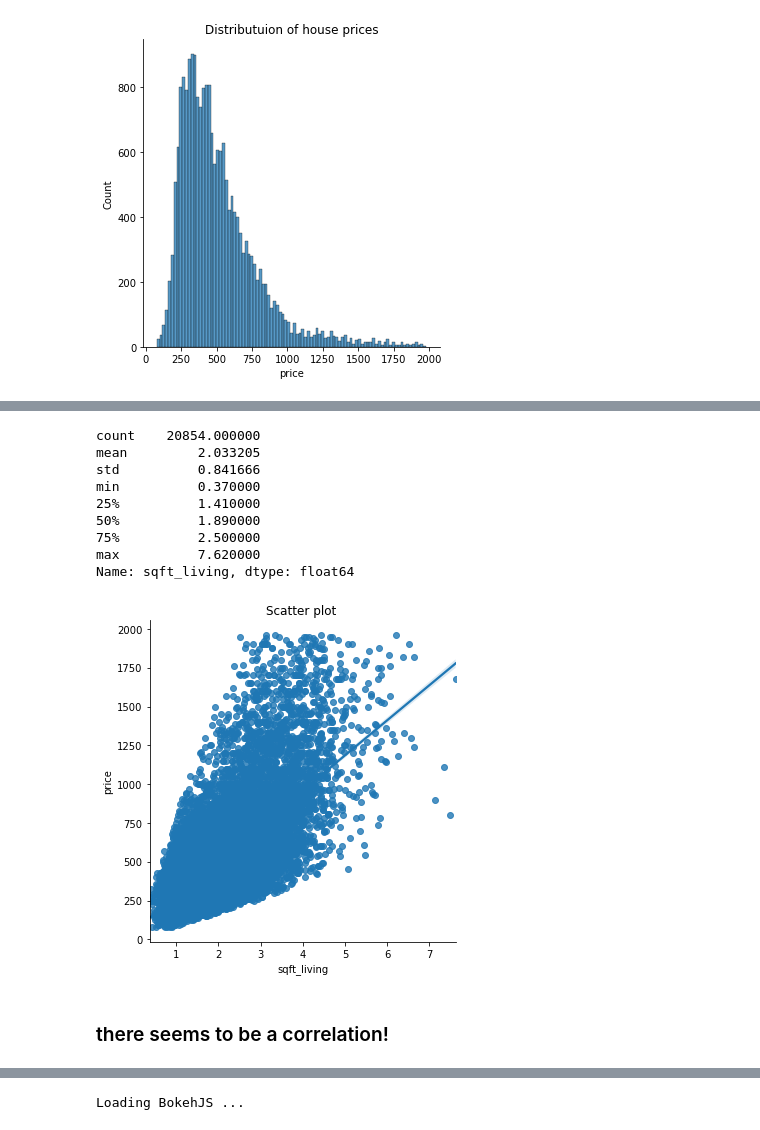
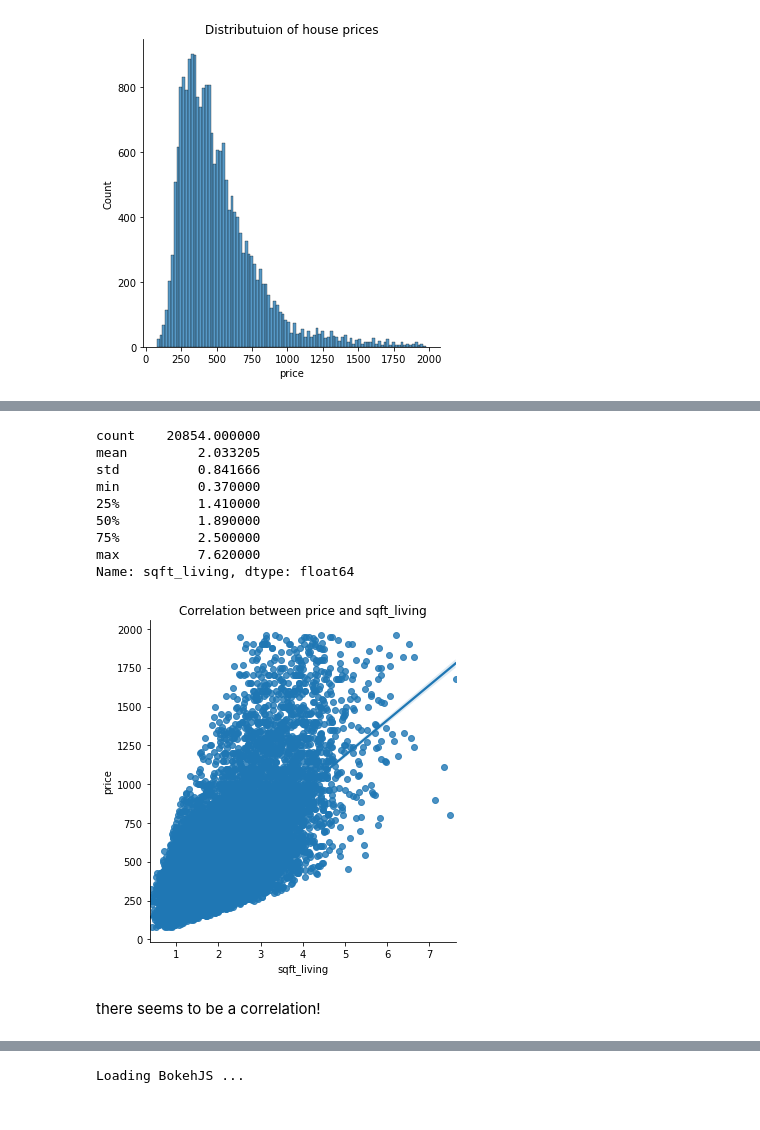
Before and after one commit to kevintomas1995/Kingcounty_EDA, a Jupyter notebook: final_EDA.ipynb, the cells around one changed output, grey strips where cells are left out. Cells and saved outputs as stored; diff of their text form; code cells hidden in the pictures.

```diff
--- a/final_EDA.ipynb
+++ b/final_EDA.ipynb
@@ -142,17 +155,19 @@ Name: price, dtype: float64
 # %%
+warnings.filterwarnings('ignore')
+
 sns.lmplot('sqft_living', 'price',data=df);
-plt.title("Scatter plot ")
+plt.title("Correlation between price and sqft_living")
 df.sqft_living.describe()
 # %% [output]
 count    20854.000000
 mean         2.033205
 std          0.841666
 min          0.370000
 25%          1.410000
 50%          1.890000
 75%          2.500000
 max          7.620000
 Name: sqft_living, dtype: float64
-[figure, old version]
+[figure, new version]
 # %% [markdown]
-### there seems to be a correlation!
+there seems to be a correlation!
```
Also changed, not shown: parts of 79 cells of this notebook, 1 other file.
